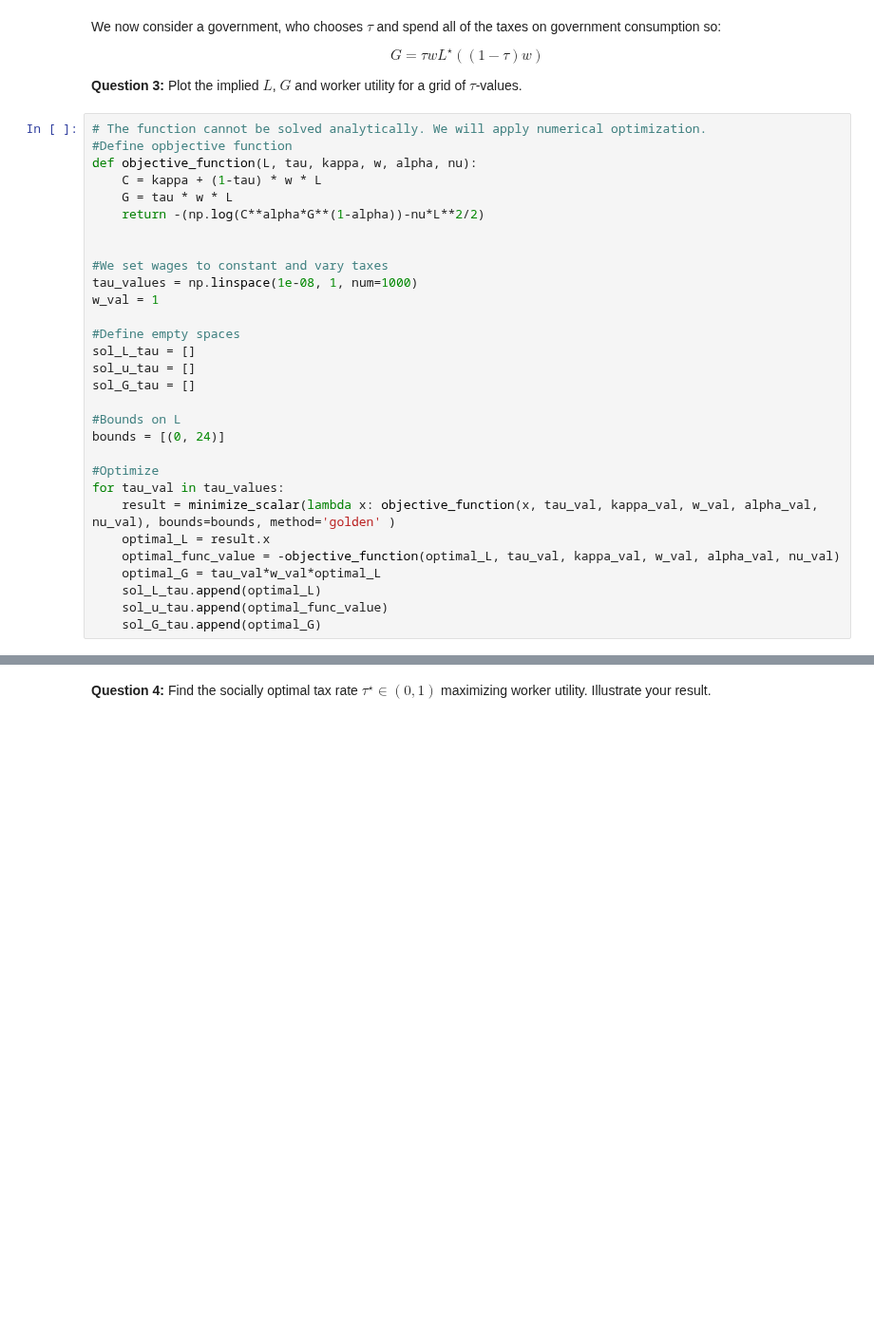
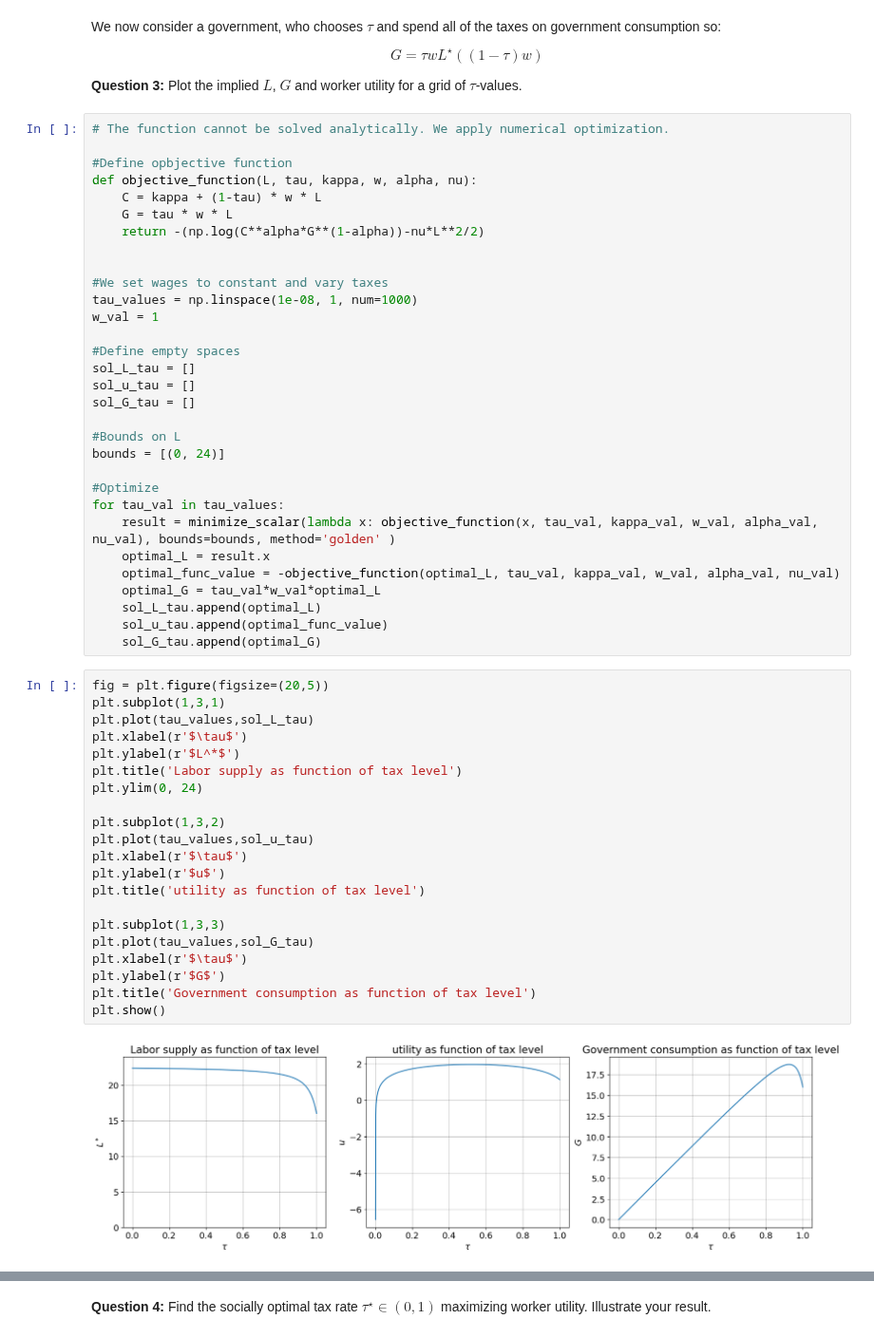
Before and after one commit to NumEconCopenhagen/projects-2023-vennerne, a Jupyter notebook: examproject/Exam-2023-notebook.ipynb, the cells around one changed output, grey strips where cells are left out. Shown at 95% size. Cells and saved outputs as stored; diff of their text form; blank space fills up the shorter version.

```diff
--- a/examproject/Exam-2023-notebook.ipynb
+++ b/examproject/Exam-2023-notebook.ipynb
@@ -150,7 +151,8 @@ $$
 
 **Question 3:** Plot the implied $L$, $G$ and worker utility for a grid of $\tau$-values.
 # %%
-# The function cannot be solved analytically. We will apply numerical optimization.
+# The function cannot be solved analytically. We apply numerical optimization.
+
 #Define opbjective function
 def objective_function(L, tau, kappa, w, alpha, nu):
     C = kappa + (1-tau) * w * L
@@ -179,3 +181,26 @@ for tau_val in tau_values:
     sol_L_tau.append(optimal_L)
     sol_u_tau.append(optimal_func_value)
     sol_G_tau.append(optimal_G)
+# %%
+fig = plt.figure(figsize=(20,5))
+plt.subplot(1,3,1)
+plt.plot(tau_values,sol_L_tau)
+plt.xlabel(r'$\tau$')
+plt.ylabel(r'$L^*$')
+plt.title('Labor supply as function of tax level')
+plt.ylim(0, 24)
+
+plt.subplot(1,3,2)
+plt.plot(tau_values,sol_u_tau)
+plt.xlabel(r'$\tau$')
+plt.ylabel(r'$u$')
+plt.title('utility as function of tax level')
+
+plt.subplot(1,3,3)
+plt.plot(tau_values,sol_G_tau)
+plt.xlabel(r'$\tau$')
+plt.ylabel(r'$G$')
+plt.title('Government consumption as function of tax level')
+plt.show()
+# %% [output]
+[figure, added]
```
Also changed, not shown: parts of 22 cells of this notebook.
